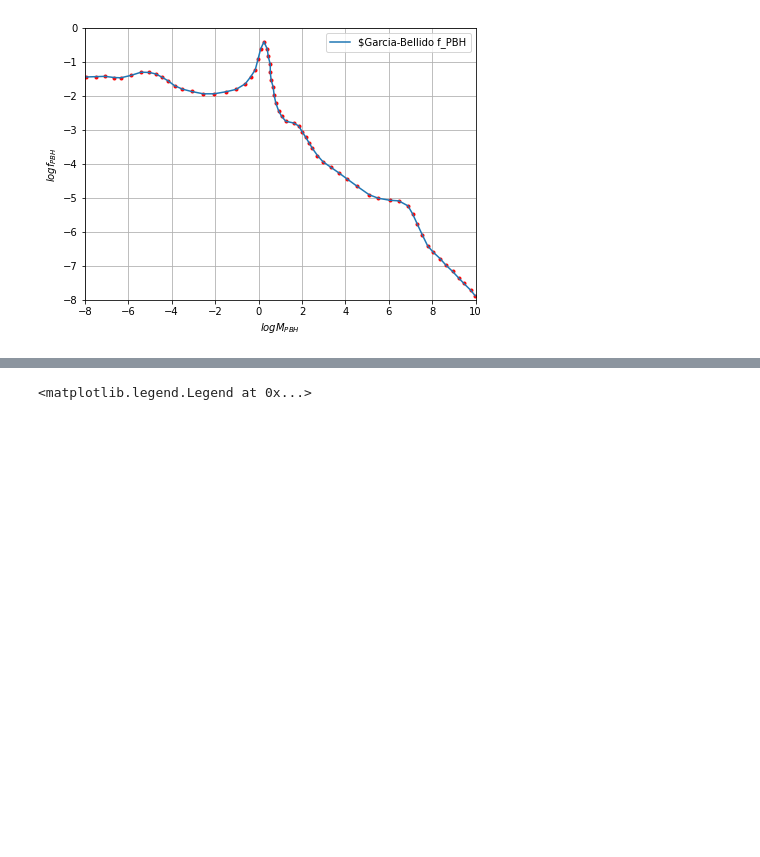
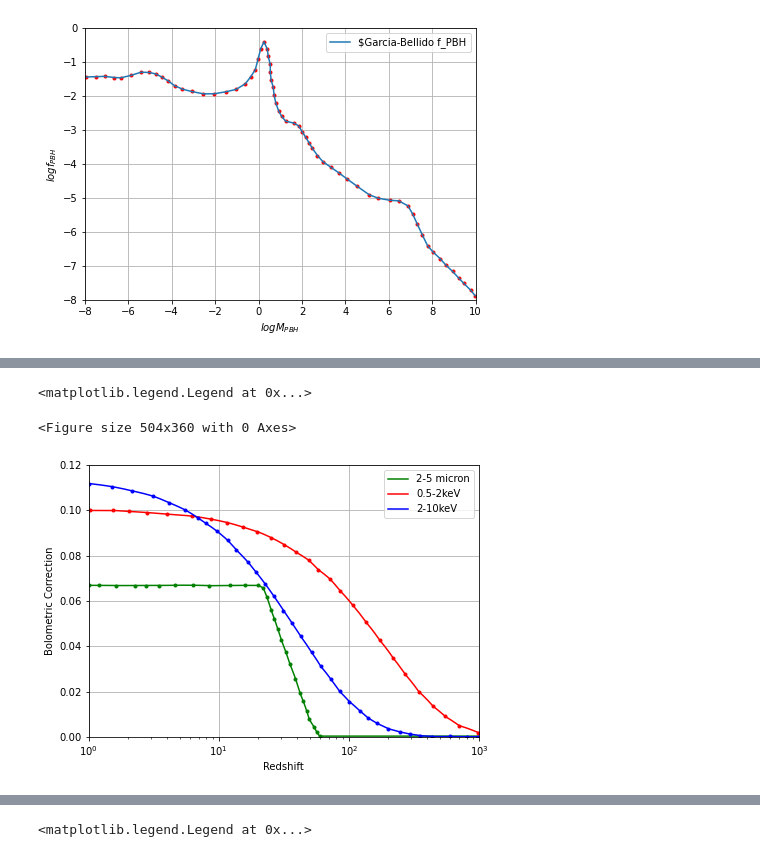
Before and after one commit to newspaperhinson/PBHAccretion, a Jupyter notebook: main.ipynb, the cells around one changed output, grey strips where cells are left out. Drawn from its saved outputs; the diff is of its cells as text; code cells hidden in the pictures; blank space fills up the shorter version.

```diff
--- a/main.ipynb
+++ b/main.ipynb
@@ -273,0 +308,30 @@ axes.legend()
+# %%
+fig = plt.figure()
+fig, axes = plt.subplots()
+axes.set_xscale('log')
+axes.set_xlim([1, 1000])
+# axes.set_yscale('log')
+axes.set_ylim([0, 0.12])
+axes.set_xlabel(r'Redshift')
+axes.set_ylabel(r'Bolometric Correction')
+
+redshift_digitizer0, bolometric_correction_digit_green = np.loadtxt(f'./bolometric_correction_micron.csv', delimiter=', ', unpack=True)
+bolometric_correction_micron = np.interp(redshift, redshift_digitizer0, bolometric_correction_digit_green)
+redshift_digitizer1, bolometric_correction_digit_red = np.loadtxt(f'./bolometric_correction_2keV.csv', delimiter=', ', unpack=True)
+bolometric_correction_2keV = np.interp(redshift, redshift_digitizer1, bolometric_correction_digit_red)
+redshift_digitizer2, bolometric_correction_digit_blue = np.loadtxt(f'./bolometric_correction_10keV.csv', delimiter=', ', unpack=True)
+bolometric_correction_10keV = np.interp(redshift, redshift_digitizer2, bolometric_correction_digit_blue)
+
+axes.plot(redshift_digitizer0, bolometric_correction_digit_green, 'g.')
+axes.plot(redshift, bolometric_correction_micron, 'g', label=f'2-5 micron')
+axes.plot(redshift_digitizer1, bolometric_correction_digit_red, 'r.')
+axes.plot(redshift, bolometric_correction_2keV, 'r', label=f'0.5-2keV')
+axes.plot(redshift_digitizer2, bolometric_correction_digit_blue, 'b.')
+axes.plot(redshift, bolometric_correction_10keV, 'b', label=f'2-10keV')
+
+axes.grid()
+axes.legend()
+# %% [output]
+<matplotlib.legend.Legend at 0x...>
+<Figure size 504x360 with 0 Axes>
+[figure, added]
```
Also changed, not shown: parts of 4 cells of this notebook, 3 other files.
